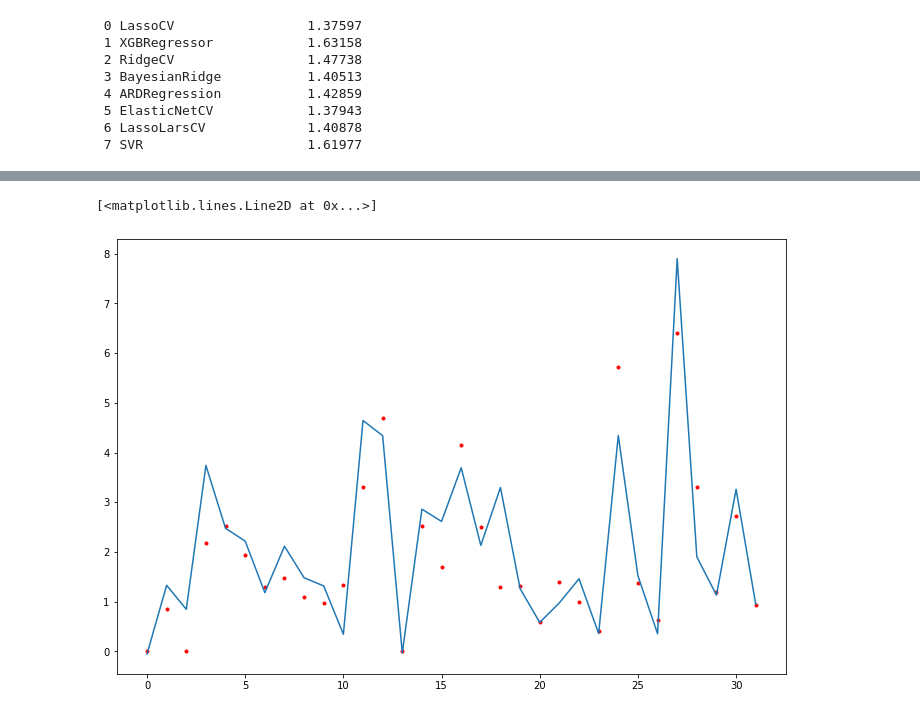
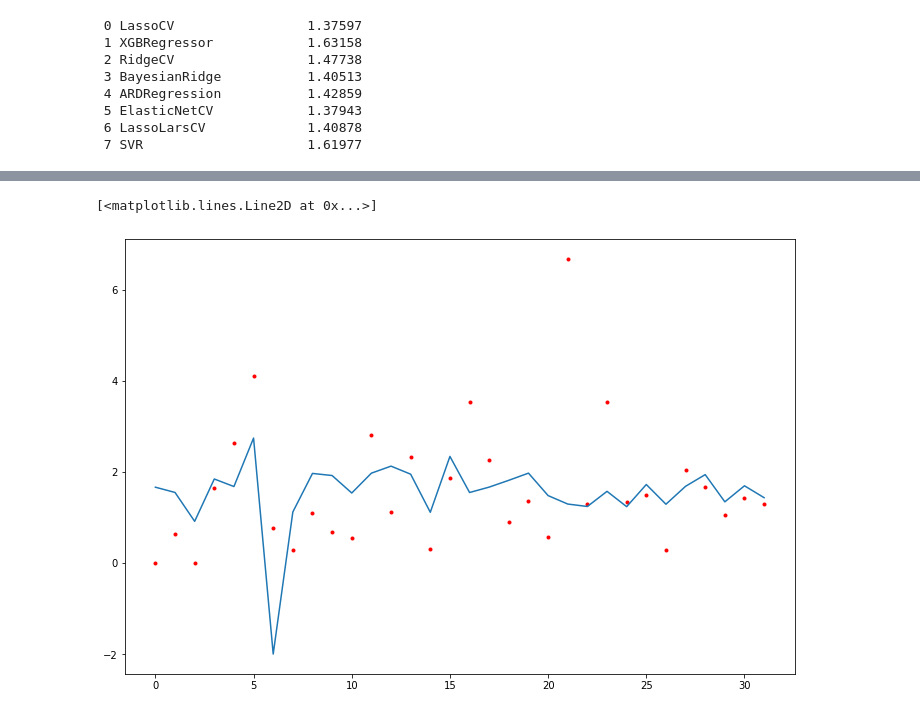
Before and after one commit to RohanTrix/Stock-market-predictor, a Jupyter notebook: MNC_Day3.ipynb, the cells around one changed output, grey strips where cells are left out. Drawn from its saved outputs; the diff is of its cells as text; code cells hidden in the pictures.

```diff
--- a/MNC_Day3.ipynb
+++ b/MNC_Day3.ipynb
@@ -266,8 +283,8 @@ for i,r,p in zip(range(len(reg_name)),reg_name,pred_list):
 # %%
 plt.subplots(figsize=(12,8))
 plt.plot(range(y_test.shape[0]),y_test,'.r')
 #plt.plot(range(y_test.shape[0]),y_test,'.r')
-plt.plot([i for i in range(len(pred_list[1]))], pred_list[7])
+plt.plot([i for i in range(len(pred_list[1]))], pred_list[5])
 # %% [output]
 [<matplotlib.lines.Line2D at 0x...>]
-[figure, old version]
+[figure, new version]
```
Also changed, not shown: parts of 11 cells of this notebook.
